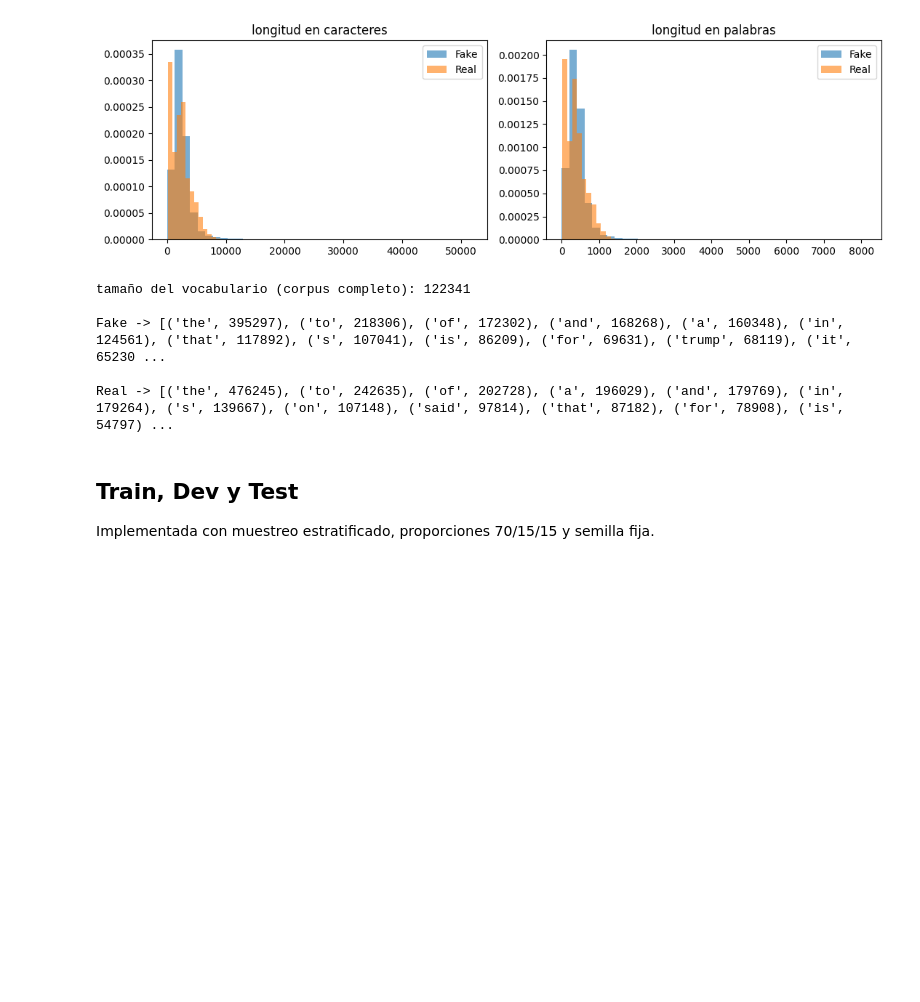
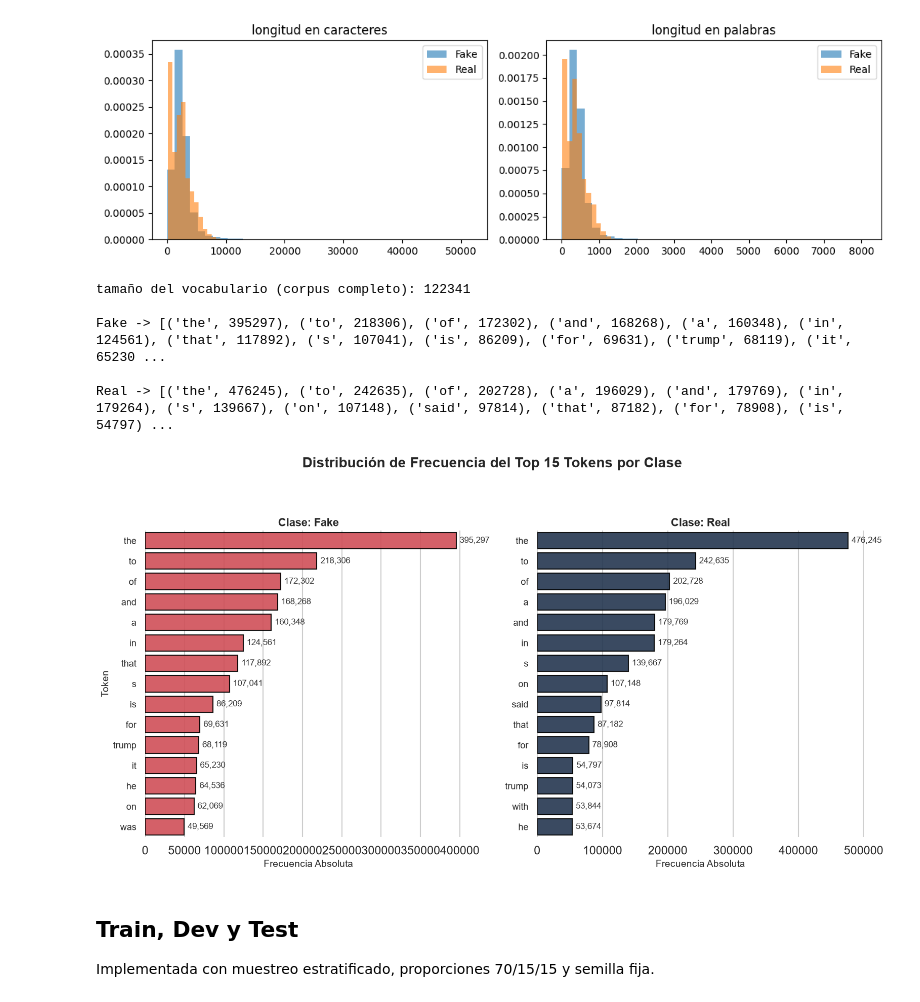
Before and after one commit to kao05/SpamAnalysis-TextMining, a Jupyter notebook: Project_FakeNews.ipynb, the cells around one changed output. Drawn from its saved outputs; the diff is of its cells as text; code cells hidden in the pictures; blank space fills up the shorter version.

Commit message:
Graficas y sincronizacion con el proyecto

```diff
--- a/Project_FakeNews.ipynb
+++ b/Project_FakeNews.ipynb
@@ -159,32 +219,94 @@ n_palabras   count  17455.00  21191.00
 # %%
 # @title exploración del vocabulario por clase
 token_patron = r"[a-z0-9£$]+|!"
 
 vec_explora = countvectorizer(
     lowercase=True,
     token_pattern=token_patron
 )
 
 x_explora = vec_explora.fit_transform(df['text'])
 vocab_explora = np.array(vec_explora.get_feature_names_out())
 
 print('tamaño del vocabulario (corpus completo):', len(vocab_explora))
 
 for etiqueta in ['Fake', 'Real']:
     mascara = (df['label'] == etiqueta).values
     frec = np.asarray(x_explora[mascara].sum(axis=0)).ravel()
     top = np.argsort(frec)[::-1][:15]
 
     print(
         '\n' + etiqueta + ' ->',
         list(zip(vocab_explora[top], frec[top].tolist()))
     )
+#Ploteo
+#---------
+# 1. Transformación de los tensores racheles a un DataFrame estructurado para Seaborn
+datos_grafica = []
+
+for etiqueta in ['Fake', 'Real']:
+    mascara = (df['label'] == etiqueta).values
+    frec = np.asarray(x_explora[mascara].sum(axis=0)).ravel()
+    top = np.argsort(frec)[::-1][:15] # Top 15 índices con mayor masa de frecuencia
+
+    for palabra, frecuencia in zip(vocab_explora[top], frec[top]):
+        datos_grafica.append({
+            'Clase': etiqueta,
+            'Token': palabra,
+            'Frecuencia Absoluta': frecuencia
+        })
+
+df_frecuencias = pd.DataFrame(datos_grafica)
+
+# 2. Configuración estética rigurosa orientada a presentaciones (estilo académico/profesional)
+sns.set_theme(style="whitegrid", context="talk")
+fig, axes = plt.subplots(1, 2, figsize=(16, 8), sharex=False)
+fig.suptitle('Distribución de Frecuencia del Top 15 Tokens por Clase', fontsize=20, fontweight='bold', y=1.05)
+
+# Paleta divergente con contraste semántico ('Fake' = Rojo/Alerta, 'Real' = Azul/Institucional)
+colores = {'Fake': '#E63946', 'Real': '#1D3557'}
+
+# 3. Renderizado iterativo de las distribuciones
+for i, etiqueta in enumerate(['Fake', 'Real']):
+    ax = axes[i]
+    df_subset = df_frecuencias[df_frecuencias['Clase'] == etiqueta]
+
+    # Generación de la gráfica base
+    sns.barplot(
+        data=df_subset,
+        x='Frecuencia Absoluta',
+        y='Token',
+        ax=ax,
+        color=colores[etiqueta],
+        edgecolor='black',
+        alpha=0.9
+    )
+
+    # Formateo de ejes y meta-información
+    ax.set_title(f'Clase: {etiqueta}', fontsize=16, fontweight='bold')
+    ax.set_xlabel('Frecuencia Absoluta', fontsize=14)
+    ax.set_ylabel('Token' if i == 0 else '', fontsize=14)
+    ax.tick_params(axis='y', labelsize=13)
+
+    # Inyección de las magnitudes exactas sobre las barras (Precisión cuantitativa)
+    for p in ax.patches:
+        ax.annotate(f"{int(p.get_width()):,}",
+                    (p.get_width(), p.get_y() + p.get_height() / 2.),
+                    ha='left', va='center',
+                    xytext=(5, 0), textcoords='offset points',
+                    fontsize=12, fontweight='medium', color='#333333')
+
+# Optimización del espacio topológico de la figura
+sns.despine(left=True, bottom=True)
+plt.tight_layout()
+plt.show()
 # %% [output]
 tamaño del vocabulario (corpus completo): 122341
 
 Fake -> [('the', 395297), ('to', 218306), ('of', 172302), ('and', 168268), ('a', 160348), ('in', 124561), ('that', 117892), ('s', 107041), ('is', 86209), ('for', 69631), ('trump', 68119), ('it', 65230 ...
 
 Real -> [('the', 476245), ('to', 242635), ('of', 202728), ('a', 196029), ('and', 179769), ('in', 179264), ('s', 139667), ('on', 107148), ('said', 97814), ('that', 87182), ('for', 78908), ('is', 54797) ...
+[figure, added]
 # %% [markdown]
 ## Train, Dev y Test
 Implementada con muestreo estratificado, proporciones 70/15/15 y semilla fija.
```
Also changed, not shown: parts of 13 cells of this notebook.
